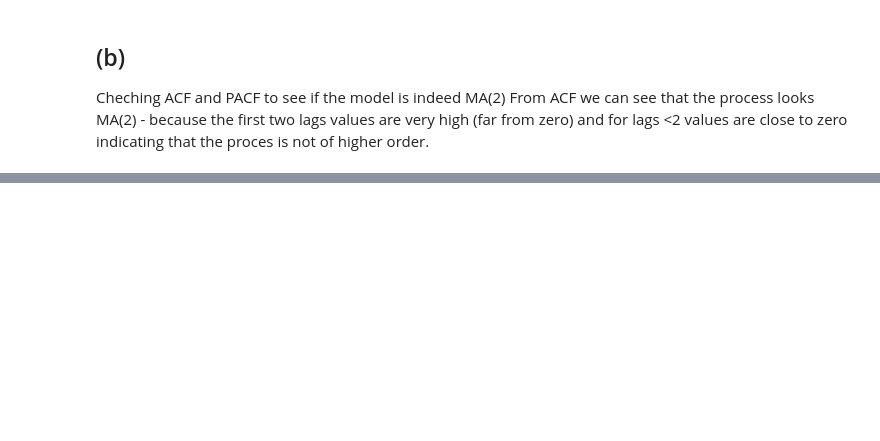
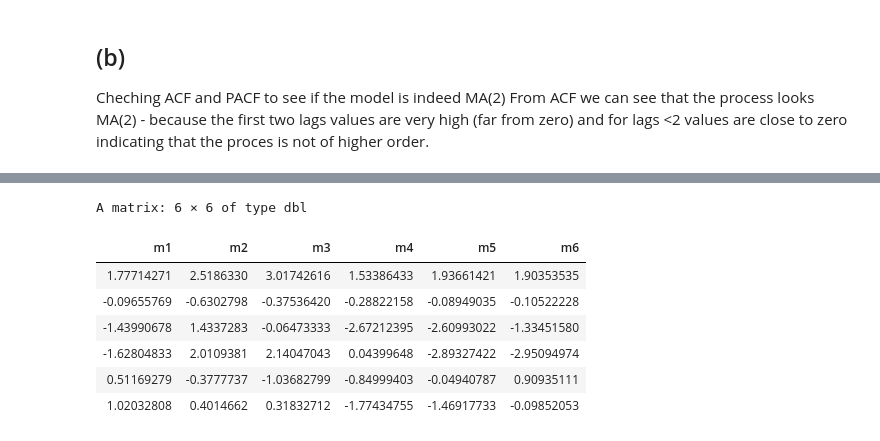
Before and after one commit to 52804407/Advanced_Econometrics_Pasz_Dohnal_Tom-, a Jupyter notebook: AE_HW2_Group27_Pasz_Dohnal_Gabriel.ipynb, the cells around one changed output, grey strips where cells are left out. Cells and saved outputs as stored; diff of their text form; code cells hidden in the pictures; blank space fills up the shorter version.

```diff
--- a/AE_HW2_Group27_Pasz_Dohnal_Gabriel.ipynb
+++ b/AE_HW2_Group27_Pasz_Dohnal_Gabriel.ipynb
@@ -91,0 +97,79 @@ pacf(y, main = "PACF of simulated process")
+# %%
+max_lag <- 4
+
+y_lag0 <- y[(1+max_lag):T]
+y_lag1 <- y[(1+max_lag-1):(T-1)]
+y_lag2 <- y[(1+max_lag-2):(T-2)]
+y_lag3 <- y[(1+max_lag-3):(T-3)]
+y_lag4 <- y[(1+max_lag-4):(T-4)]
+
+stopifnot(
+  length(y_lag0) == length(y_lag1),
+  length(y_lag0) == length(y_lag2),
+  length(y_lag0) == length(y_lag3),
+  length(y_lag0) == length(y_lag4)
+)
+
+
+data_gmm <- data.frame(
+  y  = y_lag0,
+  y1 = y_lag1,
+  y2 = y_lag2,
+  y3 = y_lag3,
+  y4 = y_lag4
+)
+
+
+ma2_moments <- function(theta, data) {
+  mu   <- theta[1]
+  th1  <- theta[2]
+  th2  <- theta[3]
+  sig2 <- theta[4]
+
+  yt <- data$y
+  y1 <- data$y1
+  y2 <- data$y2
+  y3 <- data$y3
+  y4 <- data$y4
+
+  u  <- yt - mu
+  u1 <- y1 - mu
+  u2 <- y2 - mu
+  u3 <- y3 - mu
+  u4 <- y4 - mu
+
+  gamma0 <- (1 + th1^2 + th2^2) * sig2
+  gamma1 <- (th1 + th1 * th2)  * sig2
+  gamma2 <- th2 * sig2
+  gamma3 <- 0
+  gamma4 <- 0
+
+  m1 <- u                         # E[u_t] = 0
+  m2 <- u^2    - gamma0           # Var
+  m3 <- u*u1   - gamma1           # Cov lag 1
+  m4 <- u*u2   - gamma2           # Cov lag 2
+  m5 <- u*u3   - gamma3           # Cov lag 3
+  m6 <- u*u4   - gamma4           # Cov lag 4
+
+  cbind(m1, m2, m3, m4, m5, m6)
+}
+
+
+theta_start <- c(
+  mu   = mean(y),
+  th1  = 0.3,
+  th2  = 0.2,
+  sig2 = var(y) / 3
+)
+
+head(ma2_moments(theta_start, data_gmm))
+summary(as.vector(ma2_moments(theta_start, data_gmm)))
+# %% [output]
+A matrix: 6 × 6 of type dbl
+| m1 | m2 | m3 | m4 | m5 | m6 |
+| 1.77714271 | 2.5186330 | 3.01742616 | 1.53386433 | 1.93661421 | 1.90353535 |
+| -0.09655769 | -0.6302798 | -0.37536420 | -0.28822158 | -0.08949035 | -0.10522228 |
+| -1.43990678 | 1.4337283 | -0.06473333 | -2.67212395 | -2.60993022 | -1.33451580 |
+| -1.62804833 | 2.0109381 | 2.14047043 | 0.04399648 | -2.89327422 | -2.95094974 |
+| 0.51169279 | -0.3777737 | -1.03682799 | -0.84999403 | -0.04940787 | 0.90935111 |
+| 1.02032808 | 0.4014662 | 0.31832712 | -1.77434755 | -1.46917733 | -0.09852053 |
```
Also changed, not shown: parts of 7 cells of this notebook.
